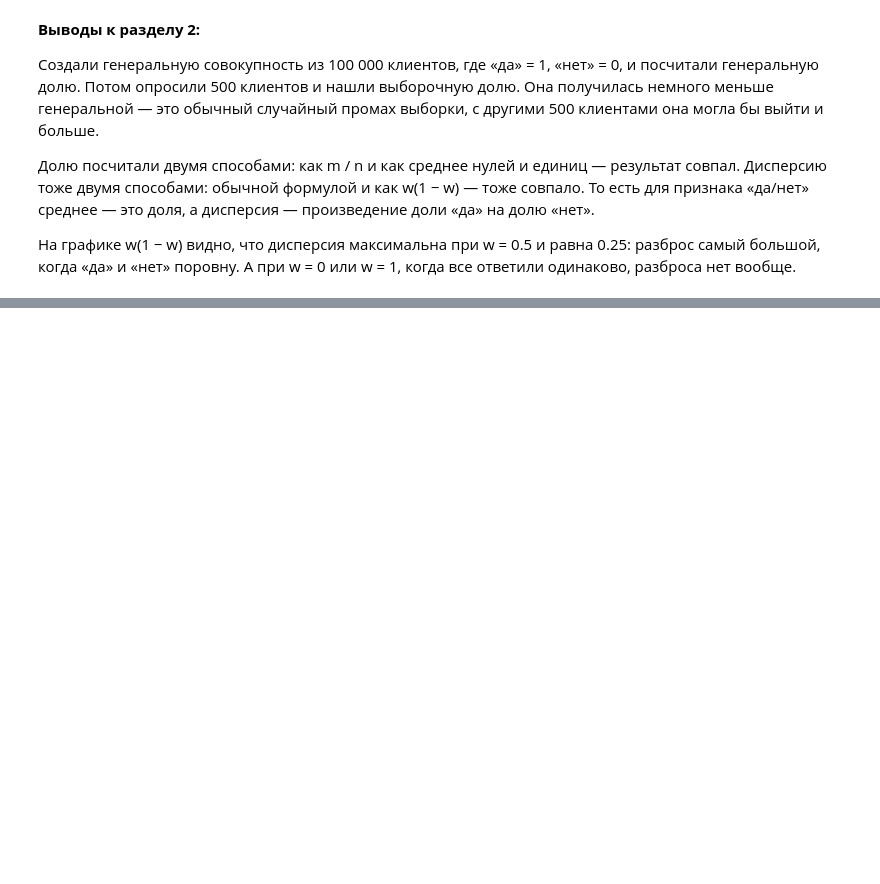
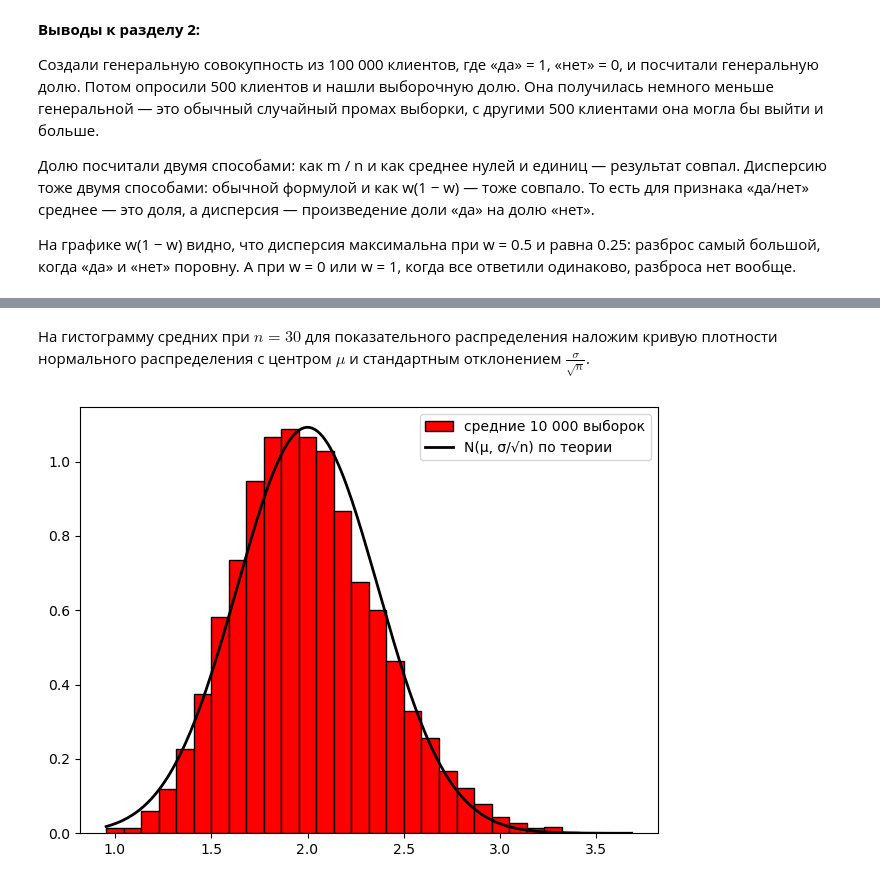
Before and after one commit to dvdkrkh/probability-stats-python, a Jupyter notebook: 02_estimation_clt_ci.ipynb, the cells around one changed output, grey strips where cells are left out. Cells and saved outputs as stored; diff of their text form; code cells hidden in the pictures; blank space fills up the shorter version.

```diff
--- a/02_estimation_clt_ci.ipynb
+++ b/02_estimation_clt_ci.ipynb
@@ -240,0 +326,16 @@ plt.show()
+# %% [markdown]
+На гистограмму средних при $n = 30$ для показательного распределения наложим кривую плотности нормального распределения с центром $\mu$ и стандартным отклонением $\frac{\sigma}{\sqrt{n}}$.
+# %%
+clt_expo_table_30 = np.random.choice(clt_expo, (clt_n_samples, 30), replace=True)
+clt_expo_means_30 = clt_expo_table_30.mean(axis=1)
+clt_se_30 = clt_expo_sigma/np.sqrt(30) # стандартная ошибка
+clt_x = np.linspace(clt_expo_means_30.min(), clt_expo_means_30.max(),200)
+
+plt.hist(clt_expo_means_30, bins=30, color='red', edgecolor='black', density=True, label='средние 10 000 выборок')
+clt_y = stats.norm.pdf(clt_x, clt_expo_mu, clt_se_30)
+plt.plot(clt_x, clt_y, color="black", linewidth=2, label='N(μ, σ/√n) по теории')
+plt.legend()
+plt.tight_layout()
+plt.show()
+# %% [output]
+[figure, added]
```
Also changed, not shown: parts of 10 cells of this notebook.
